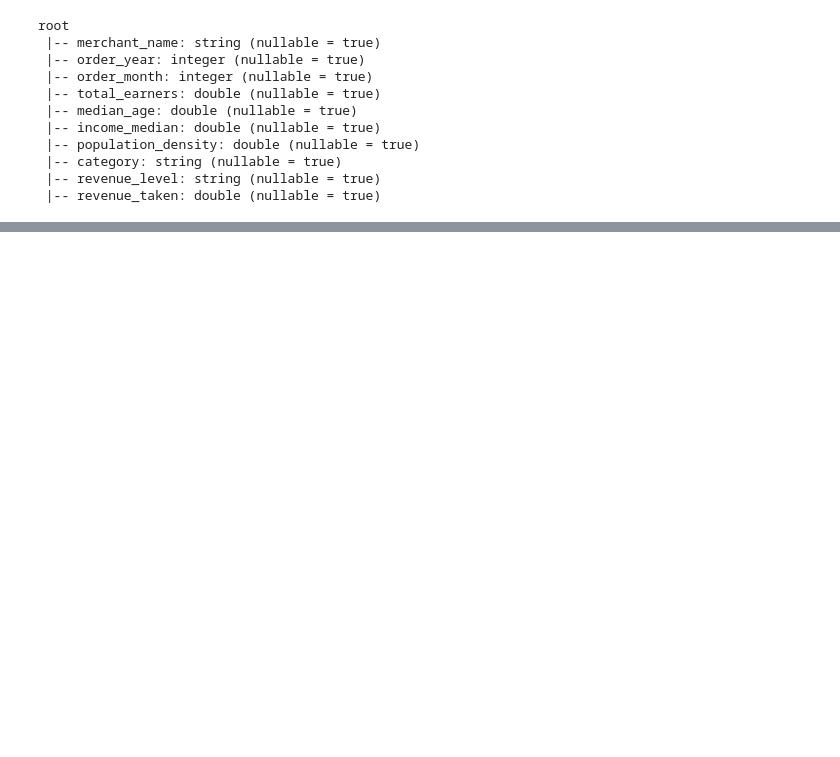
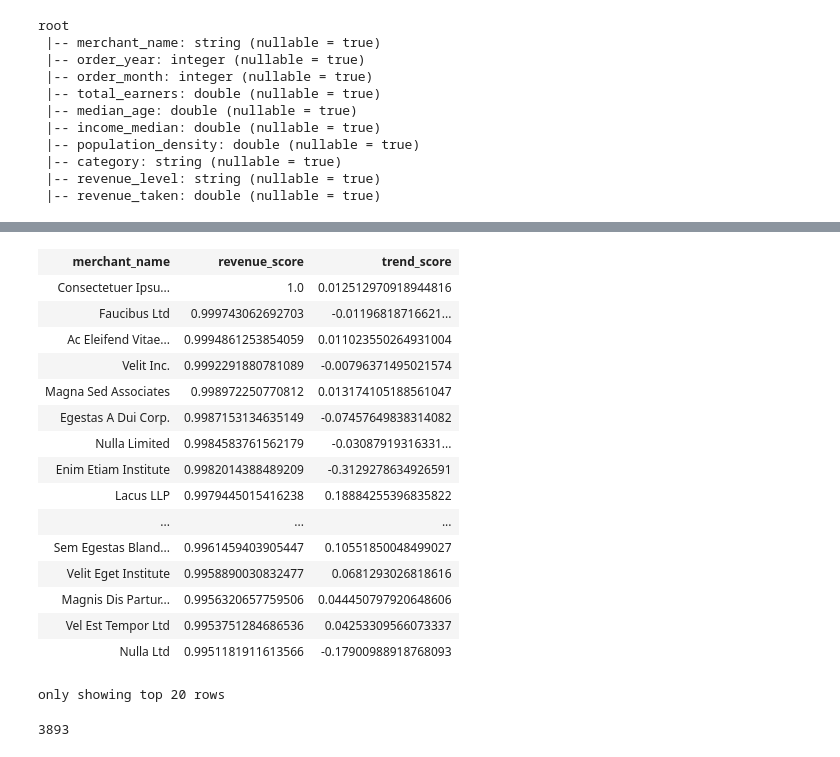
Before and after one commit to MAST30034-Applied-Data-Science/generic-buy-now-pay-later-project-group-27, a Jupyter notebook: notebooks/model.ipynb, the cells around one changed output, grey strips where cells are left out. Cells and saved outputs as stored; diff of their text form; code cells hidden in the pictures; blank space fills up the shorter version.

```diff
--- a/notebooks/model.ipynb
+++ b/notebooks/model.ipynb
@@ -127,0 +473,41 @@ root
+# %%
+from pyspark.ml.feature import StandardScaler
+
+
+# VectorAssembler Transformation - Converting column to vector type
+assembler_vec = VectorAssembler(inputCols=["increasing"],outputCol="increasing_Vect")
+trend_score = assembler_vec.transform(trend)
+
+scaler = StandardScaler(inputCol="increasing_Vect", outputCol="trend_score",
+                        withStd=True, withMean=False)
+# %%
+from pyspark.ml.functions import vector_to_array
+trend_score = scaler.fit(trend_score).transform(trend_score).drop("increasing","increasing_Vect").withColumn("trend_score", vector_to_array("trend_score")[0])
+# %%
+trend_score = trend_score.withColumnRenamed("merchant_name", "name")
+# %%
+trend_revenue_final = revenue_score.join(trend_score, trend_score.name ==  revenue_score.merchant_name,"inner").drop("name")
+# %%
+trend_revenue_final
+# %% [output]
+| merchant_name | revenue_score | trend_score |
+| Consectetuer Ipsu... | 1.0 | 0.012512970918944816 |
+| Faucibus Ltd | 0.999743062692703 | -0.01196818716621... |
+| Ac Eleifend Vitae... | 0.9994861253854059 | 0.011023550264931004 |
+| Velit Inc. | 0.9992291880781089 | -0.00796371495021574 |
+| Magna Sed Associates | 0.998972250770812 | 0.013174105188561047 |
+| Egestas A Dui Corp. | 0.9987153134635149 | -0.07457649838314082 |
+| Nulla Limited | 0.9984583761562179 | -0.03087919316331... |
+| Enim Etiam Institute | 0.9982014388489209 | -0.3129278634926591 |
+| Lacus LLP | 0.9979445015416238 | 0.18884255396835822 |
+| ... | ... | ... |
+| Sem Egestas Bland... | 0.9961459403905447 | 0.10551850048499027 |
+| Velit Eget Institute | 0.9958890030832477 | 0.0681293026818616 |
+| Magnis Dis Partur... | 0.9956320657759506 | 0.044450797920648606 |
+| Vel Est Tempor Ltd | 0.9953751284686536 | 0.04253309566073337 |
+| Nulla Ltd | 0.9951181911613566 | -0.17900988918768093 |
+only showing top 20 rows
+# %%
+trend_revenue_final.count()
+# %% [output]
+3893
```
Also changed, not shown: parts of 40 cells of this notebook, 1 other file.
